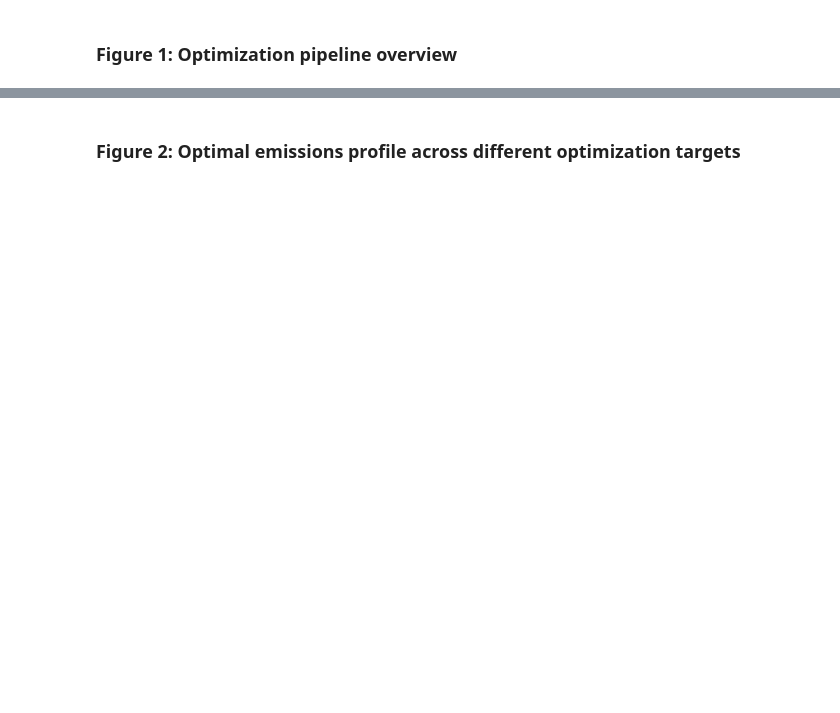
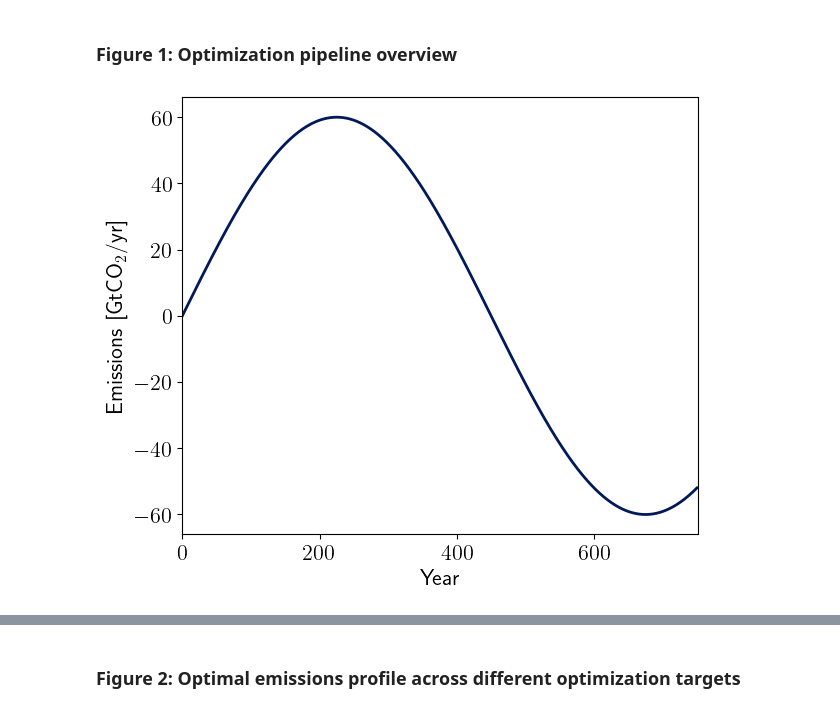
Before and after one commit to cbwomack/Emulator_Training_Data, a Jupyter notebook: 5a_paper_plots.ipynb, the cells around one changed output, grey strips where cells are left out. Saved outputs shown, nothing was run; the diff lists cells and outputs as text; code cells hidden in the pictures; blank space fills up the shorter version.

```diff
--- a/5a_paper_plots.ipynb
+++ b/5a_paper_plots.ipynb
@@ -32,0 +10,5 @@ res = {
+# %%
+res = utils_inverse.load_inverse_ckpt('checkpoints/co2/inverse_sine_tier1_co2_only.pkl')
+utils_plotting.plot_init(res, save=False)
+# %% [output]
+[figure, added]
```
Also changed, not shown: parts of 48 cells of this notebook, 3 other files.
